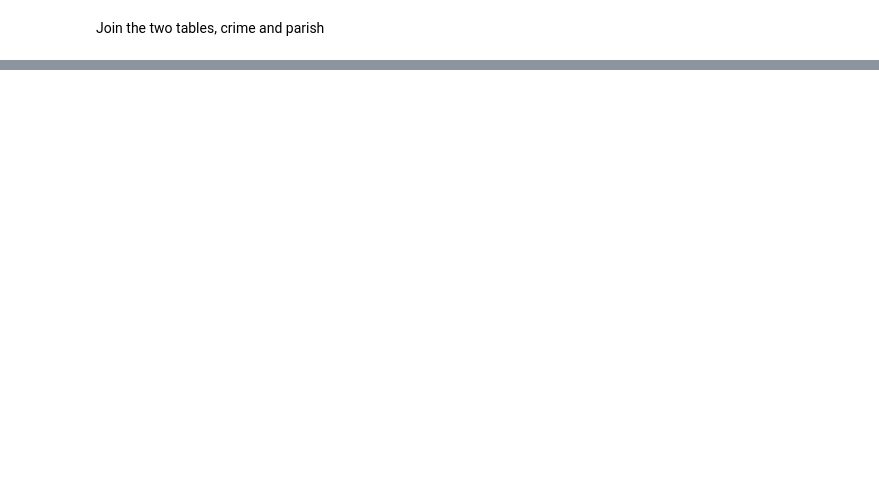
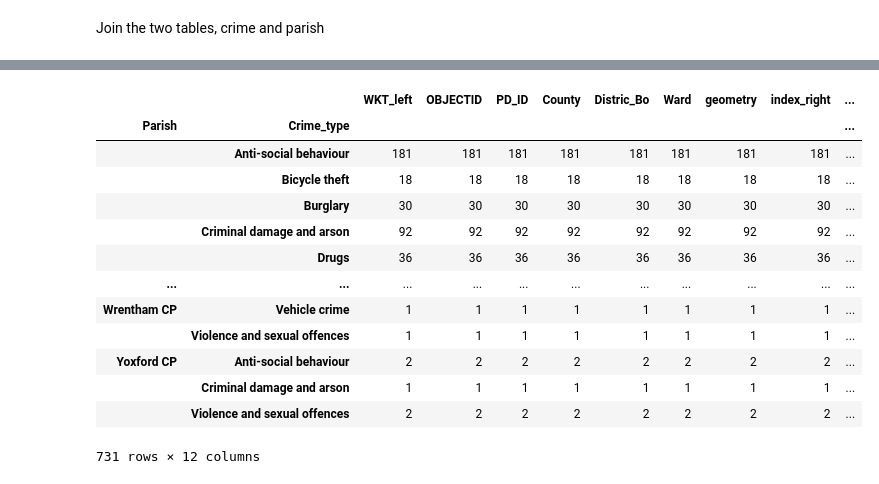
Before and after one commit to GregMcS/egm722CrimeProj, a Jupyter notebook: jupyter-notebook.ipynb, the cells around one changed output, grey strips where cells are left out. Cells and saved outputs as stored; diff of their text form; code cells hidden in the pictures; blank space fills up the shorter version.

```diff
--- a/jupyter-notebook.ipynb
+++ b/jupyter-notebook.ipynb
@@ -17,7 +18,7 @@ from rasterio.plot import show
 # %% [markdown]
 Load crime data data
 # %%
-df = gpd.read_file('C:/GIS_Course/EGM_722_Programming_for_GIS/ProjectData/crimeData/2022-02/crimeDataEdit.csv') #crime data csv
+crime = gpd.read_file('C:/GIS_Course/EGM_722_Programming_for_GIS/ProjectData/crimeData/2022-02/crimeDataEdit3.csv') #crime data csv
 crime.crs = 'epsg:27700'
 crime.head
 # %% [output]
@@ -64,8 +68,8 @@ Convert dataframe to geodataframe with geometry values
 # %%
-crime = geopandas.GeoDataFrame(
-    df, geometry=geopandas.points_from_xy(df.X, df.Y))
-crime.crs = 'epsg:27700'
-crime.head
+#crime = geopandas.GeoDataFrame(
+    #df, geometry=geopandas.points_from_xy(df.X, df.Y))
+#crime.crs = 'epsg:27700'
+#crime.head
 # %% [output]
 <bound method NDFrame.head of         Month         X          Y                    Crime type  \
 0     2022-02  0.908251  52.105755     Criminal damage and arson
@@ -151,0 +152,3 @@ join # show the joined table
+# %%
+join = gpd.sjoin(parishes, crime, how='inner', lsuffix='left', rsuffix='right') # perform the spatial join
+join # show the joined table
@@ -151,0 +169,17 @@ join # show the joined table
+# %%
+join.groupby(['Parish', 'Crime_type']).count()
+# %% [output]
+|  |  | WKT_left | OBJECTID | PD_ID | County | Distric_Bo | Ward | geometry | index_right | ... |
+| Parish | Crime_type |  |  |  |  |  |  |  |  | ... |
+|  | Anti-social behaviour | 181 | 181 | 181 | 181 | 181 | 181 | 181 | 181 | ... |
+|  | Bicycle theft | 18 | 18 | 18 | 18 | 18 | 18 | 18 | 18 | ... |
+|  | Burglary | 30 | 30 | 30 | 30 | 30 | 30 | 30 | 30 | ... |
+|  | Criminal damage and arson | 92 | 92 | 92 | 92 | 92 | 92 | 92 | 92 | ... |
+|  | Drugs | 36 | 36 | 36 | 36 | 36 | 36 | 36 | 36 | ... |
+| ... | ... | ... | ... | ... | ... | ... | ... | ... | ... | ... |
+| Wrentham CP | Vehicle crime | 1 | 1 | 1 | 1 | 1 | 1 | 1 | 1 | ... |
+|  | Violence and sexual offences | 1 | 1 | 1 | 1 | 1 | 1 | 1 | 1 | ... |
+| Yoxford CP | Anti-social behaviour | 2 | 2 | 2 | 2 | 2 | 2 | 2 | 2 | ... |
+|  | Criminal damage and arson | 1 | 1 | 1 | 1 | 1 | 1 | 1 | 1 | ... |
+|  | Violence and sexual offences | 2 | 2 | 2 | 2 | 2 | 2 | 2 | 2 | ... |
+731 rows × 12 columns
```
Also changed, not shown: parts of 15 cells of this notebook.
